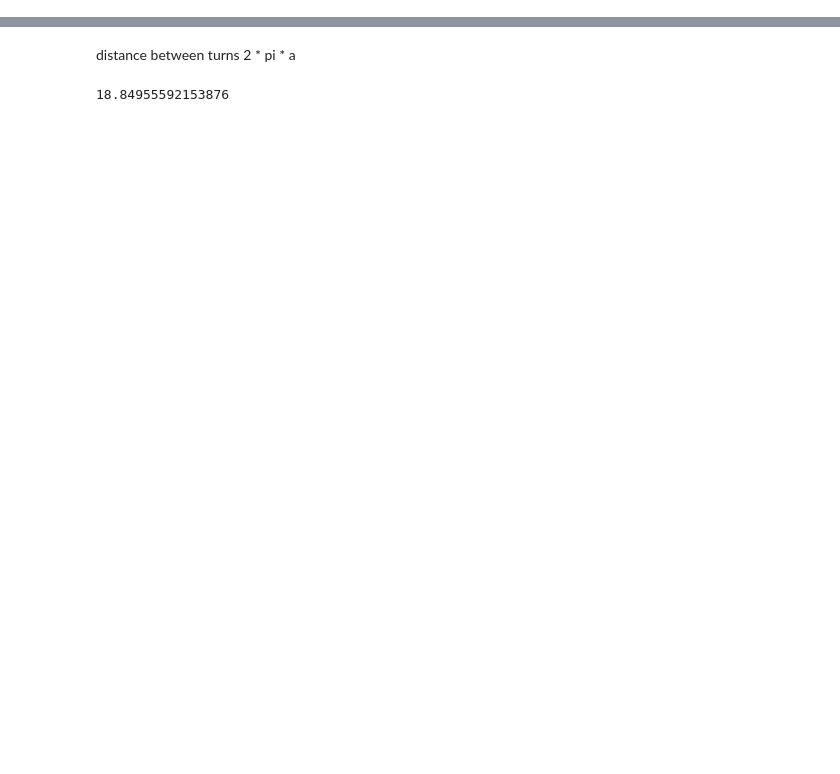
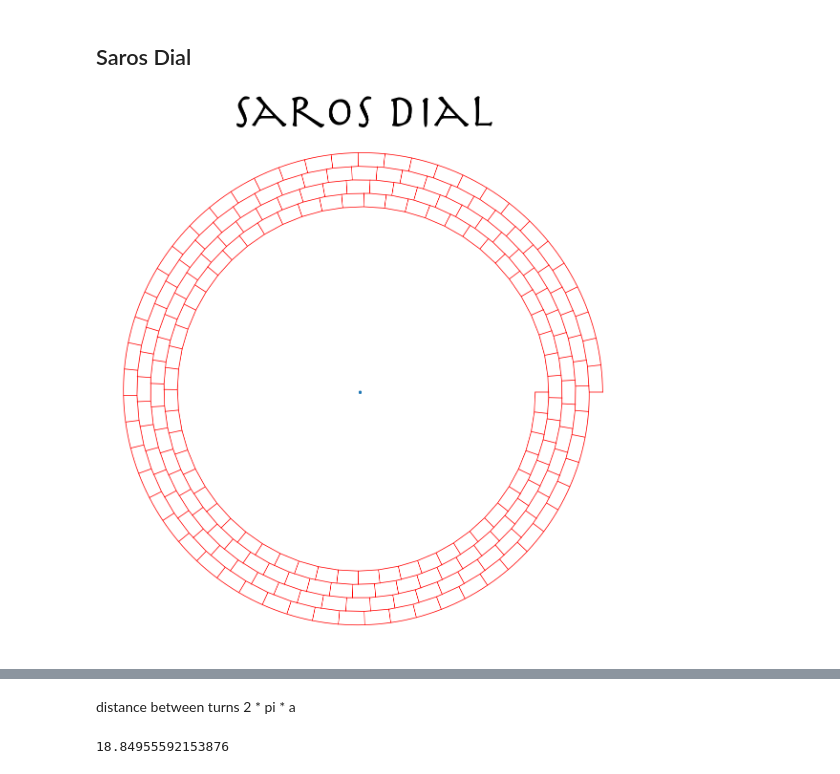
Before and after one commit to MaartenKool/CookBooks, a Jupyter notebook: SarosDial.ipynb, the cells around one changed output, grey strips where cells are left out. Saved outputs shown, nothing was run; the diff lists cells and outputs as text; code cells hidden in the pictures; blank space fills up the shorter version.

Commit message:
Saros Dial MVP done, created scratchpad

```diff
--- a/SarosDial.ipynb
+++ b/SarosDial.ipynb
@@ -449,0 +4,66 @@ plt.show()
+# %% [markdown]
+## Saros Dial
+# %%
+import numpy as np
+import matplotlib.pyplot as plt
+%matplotlib inline
+# use latex
+plt.rc('text', usetex=False)
+
+# define parameters
+a = 2 # determines the width of the turns - set to 1 means width is 2 Pi
+thetaMin, thetaMax = 26*np.pi, 34*np.pi # Dial starts at the 13th turn and finishes at the 17th turn
+steps = 223+1 # Number of Saros periods (+1 for end marker)
+
+
+# Generate plotting values
+# Main spiral
+
+theta = np.linspace(thetaMin, thetaMax, steps)
+
+r = theta * a
+
+x = r*np.cos(theta)
+y = r*np.sin(-theta)
+
+# Main spiral outer rim completion
+thetaMinComp, thetaMaxComp = thetaMax, thetaMax+(2*np.pi)
+
+thetaComp= np.linspace(thetaMinComp, thetaMaxComp,steps)
+
+
+rComp = thetaComp * a
+
+xComp = rComp*np.cos(thetaComp)
+yComp = rComp*np.sin(-thetaComp)
+
+# Seperator lines
+# Need to plot between the period startpoint accros the turn(out from the center (0,0))
+l=np.sqrt(np.square(x)+np.square(y)+1.5) # calculate length from center, just shortening it makes it not overshoot
+xnew= x*1/l*(l+2*np.pi*a) # get the x  for the line extendeaccros the turn
+ynew= y*1/l*(l+2*np.pi*a) # get the y  for the line extendeaccros the turn
+
+#start plotting
+fig, ax = plt.subplots(figsize=(20,20))
+ax.set_aspect('equal')
+plt.axis('off')
+
+for i in range(len(x)):
+    plt.plot([x[i],xnew[i]],[y[i],ynew[i]], c='r')
+#     plt.scatter(x[i], y[i], c = 'g') # Plots dial points for reference
+
+
+
+plt.plot(x, y, c='r')
+plt.plot(xComp, yComp,c='r')
+plt.scatter(0,0)
+
+plt.title('Saros Dial', {'fontname': 'Herculanum',
+                         'fontsize': '100',
+        'fontweight' : 'bold',
+        'verticalalignment': 'baseline',
+        'horizontalalignment': 'center'})
+# plt.savefig("spiral.png")
+plt.show()
+# %% [output]
+[figure, added]
```
Also changed, not shown: parts of 31 cells of this notebook, 1 other file.
